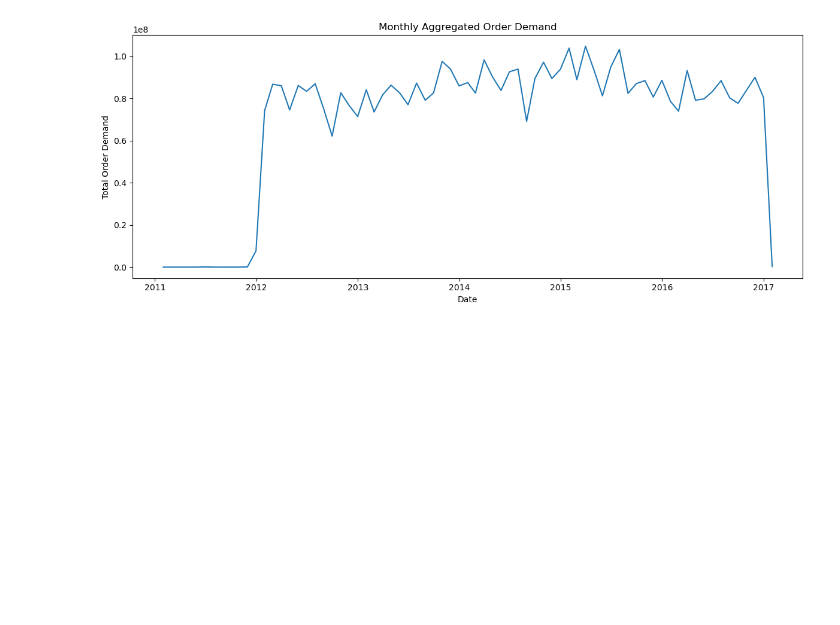
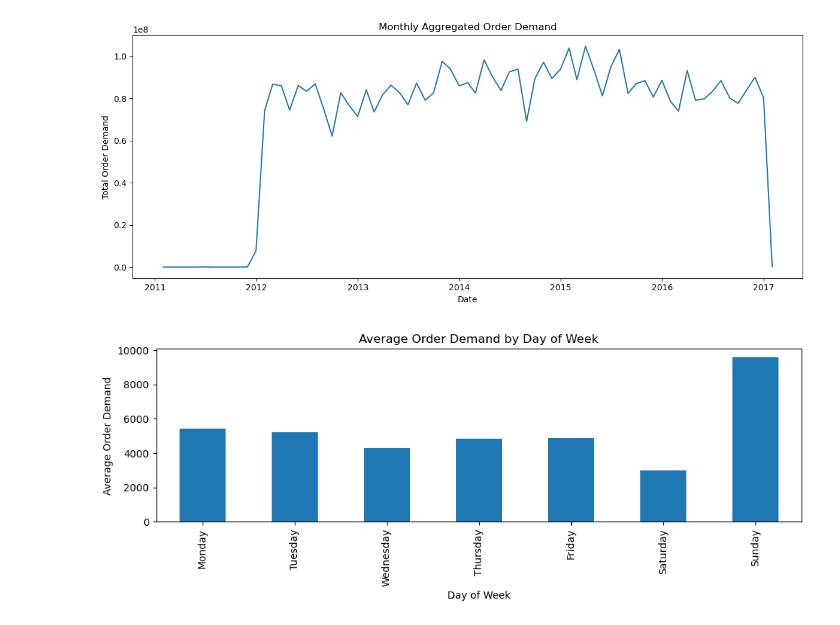
Before and after one commit to Jenish045/drift-aware-demand-forecasting-ml, a Jupyter notebook: notebooks/01_data_overview.ipynb, the cells around one changed output. Saved outputs shown, nothing was run; the diff lists cells and outputs as text; code cells hidden in the pictures; blank space fills up the shorter version.

Commit message:
Add weekly and yearly seasonality analysis

```diff
--- a/notebooks/01_data_overview.ipynb
+++ b/notebooks/01_data_overview.ipynb
@@ -115,0 +123,20 @@ plt.show()
+# %%
+#day of the week seasonality
+
+df["day_of_the_week"] = df["Date"].dt.day_name()
+
+dow_demand = (
+    df.groupby("day_of_the_week")["Order_Demand"]
+    .mean()
+    .reindex(["Monday","Tuesday","Wednesday","Thursday","Friday","Saturday","Sunday"])
+)
+
+plt.figure(figsize = (10,4))
+dow_demand.plot(kind = "bar")
+plt.title("Average Order Demand by Day of Week")
+plt.xlabel("Day of Week")
+plt.ylabel("Average Order Demand")
+plt.tight_layout()
+plt.show()
+# %% [output]
+[figure, added]
```
Also changed, not shown: parts of 3 cells of this notebook.
